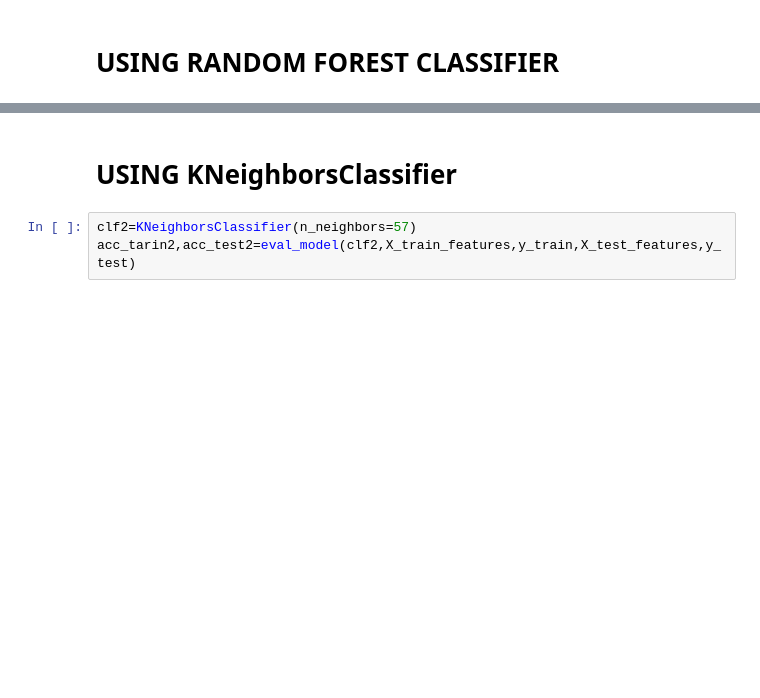
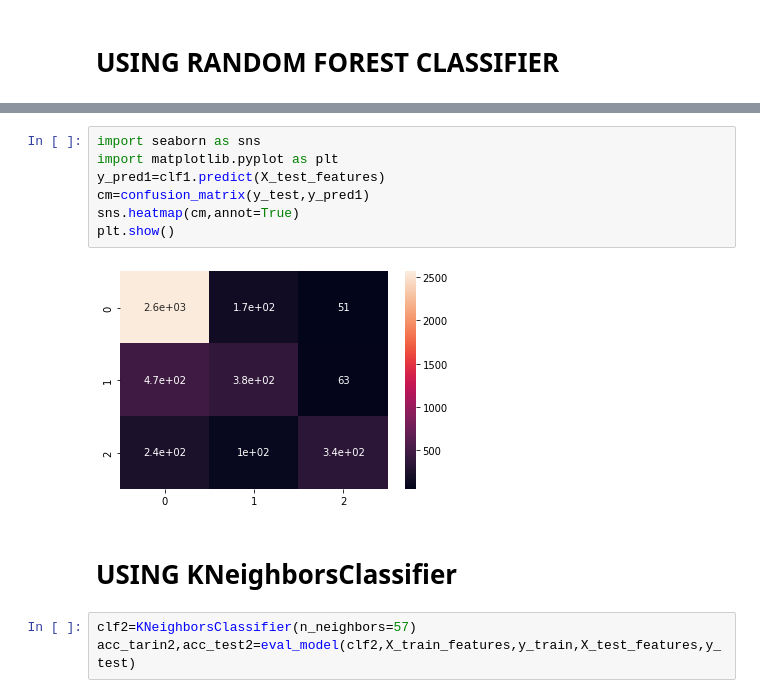
Before and after one commit to sherifRoshdy/NLP-project, a Jupyter notebook: Sentiment Analysis .ipynb, the cells around one changed output, grey strips where cells are left out. Cells and saved outputs as stored; diff of their text form; blank space fills up the shorter version.

```diff
--- a/Sentiment Analysis .ipynb
+++ b/Sentiment Analysis .ipynb
@@ -243,4 +259,13 @@ acc val: 0.7506830601092896
 ----------------------------
+# %%
+import seaborn as sns
+import matplotlib.pyplot as plt
+y_pred1=clf1.predict(X_test_features)
+cm=confusion_matrix(y_test,y_pred1)
+sns.heatmap(cm,annot=True)
+plt.show()
+# %% [output]
+[figure, added]
 # %% [markdown]
 # USING KNeighborsClassifier
 # %%
```
Also changed, not shown: parts of 21 cells of this notebook.
